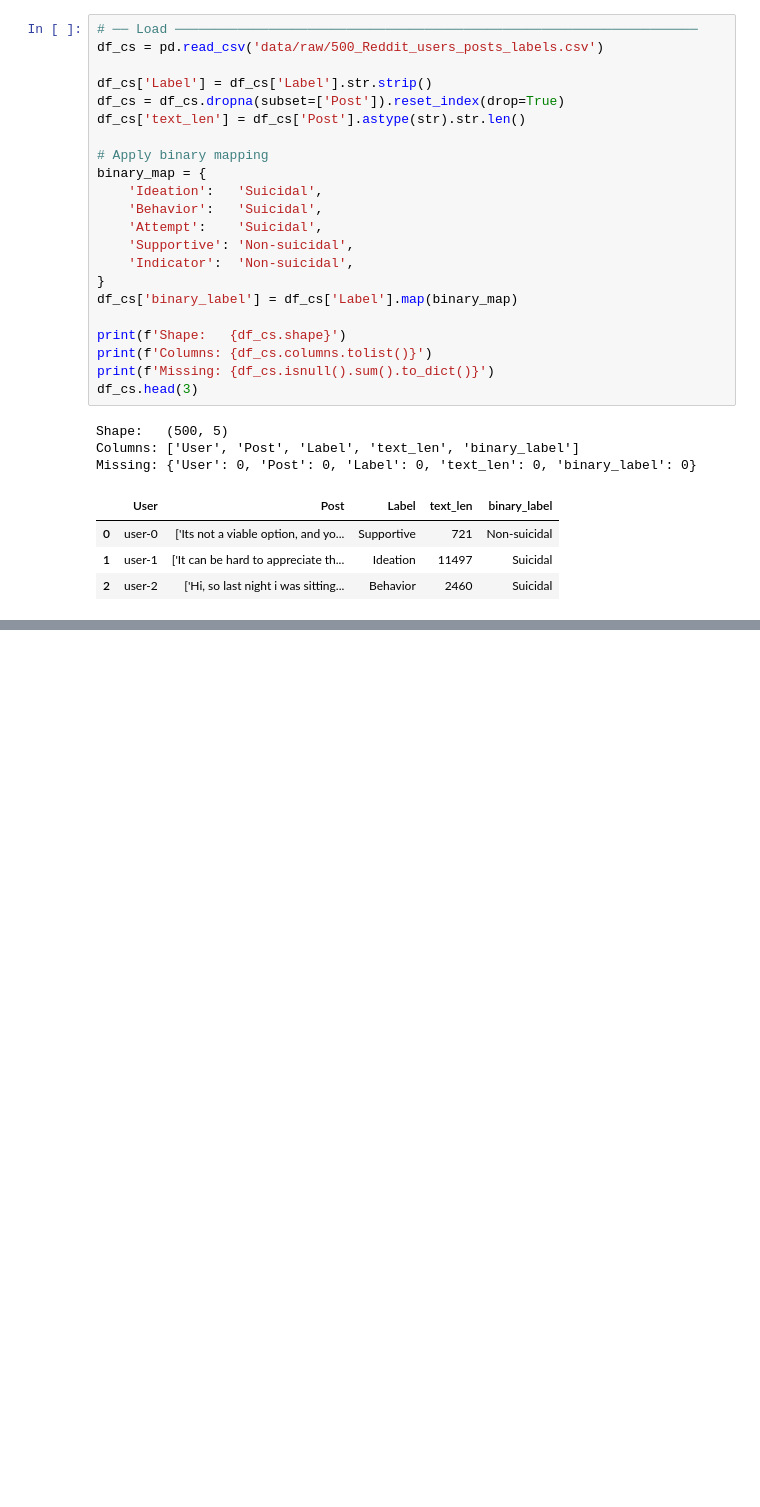
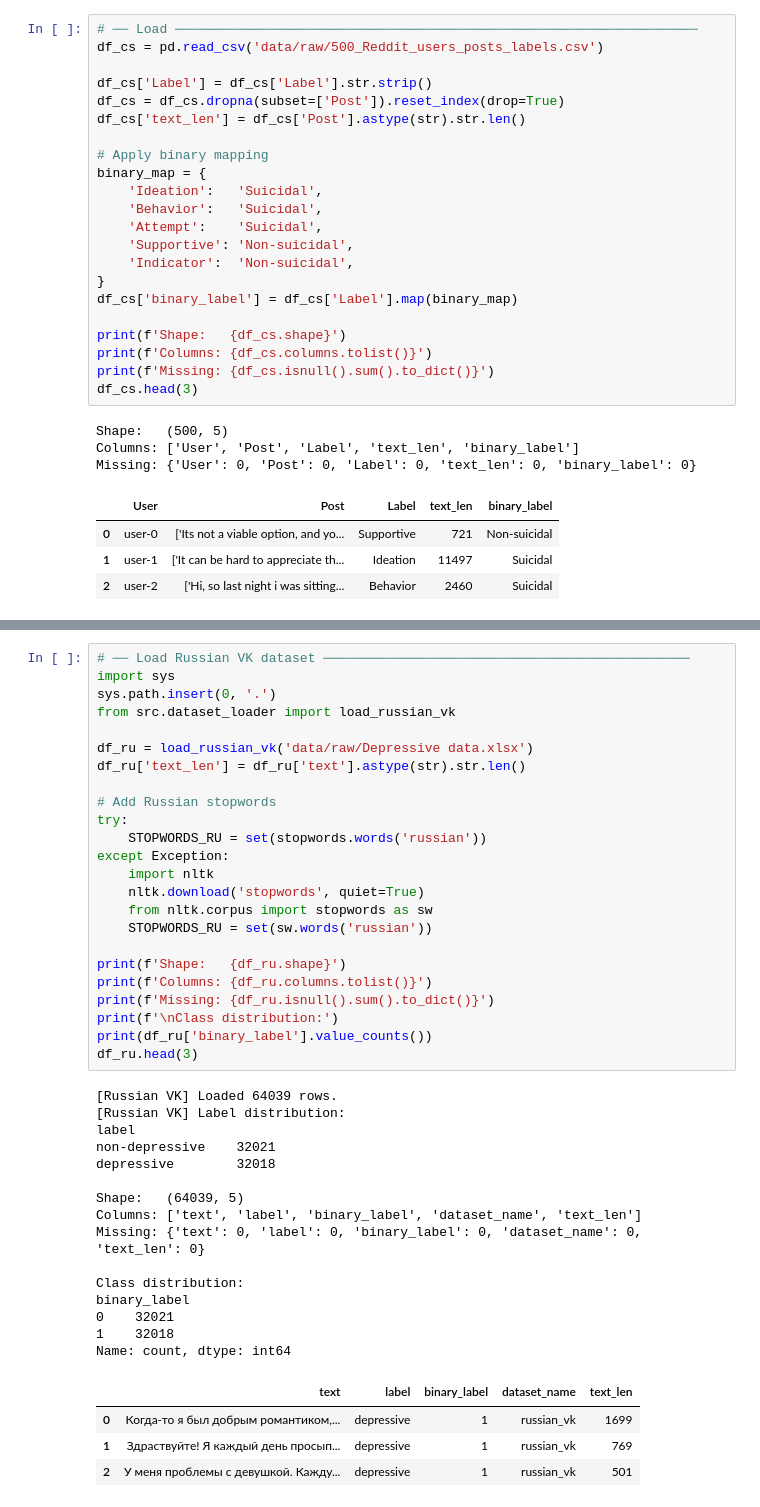
Before and after one commit to alinaerkul/suicidality-nlp, a Jupyter notebook: notebooks/01_eda.ipynb, the cells around one changed output, grey strips where cells are left out. Drawn from its saved outputs; the diff is of its cells as text; blank space fills up the shorter version.

```diff
--- a/notebooks/01_eda.ipynb
+++ b/notebooks/01_eda.ipynb
@@ -403,0 +485,44 @@ Saved: results/plots/03_cssrs_eda.png
+# %%
+# ── Load Russian VK dataset ───────────────────────────────────────────────
+import sys
+sys.path.insert(0, '.')
+from src.dataset_loader import load_russian_vk
+
+df_ru = load_russian_vk('data/raw/Depressive data.xlsx')
+df_ru['text_len'] = df_ru['text'].astype(str).str.len()
+
+# Add Russian stopwords
+try:
+    STOPWORDS_RU = set(stopwords.words('russian'))
+except Exception:
+    import nltk
+    nltk.download('stopwords', quiet=True)
+    from nltk.corpus import stopwords as sw
+    STOPWORDS_RU = set(sw.words('russian'))
+
+print(f'Shape:   {df_ru.shape}')
+print(f'Columns: {df_ru.columns.tolist()}')
+print(f'Missing: {df_ru.isnull().sum().to_dict()}')
+print(f'\nClass distribution:')
+print(df_ru['binary_label'].value_counts())
+df_ru.head(3)
+# %% [output]
+[Russian VK] Loaded 64039 rows.
+[Russian VK] Label distribution:
+label
+non-depressive    32021
+depressive        32018
+
+Shape:   (64039, 5)
+Columns: ['text', 'label', 'binary_label', 'dataset_name', 'text_len']
+Missing: {'text': 0, 'label': 0, 'binary_label': 0, 'dataset_name': 0, 'text_len': 0}
+
+Class distribution:
+binary_label
+0    32021
+1    32018
+Name: count, dtype: int64
+|  | text | label | binary_label | dataset_name | text_len |
+| 0 | Когда-то я был добрым романтиком,... | depressive | 1 | russian_vk | 1699 |
+| 1 | Здраствуйте! Я каждый день просып... | depressive | 1 | russian_vk | 769 |
+| 2 | У меня проблемы с девушкой. Кажду... | depressive | 1 | russian_vk | 501 |
```
Also changed, not shown: parts of 18 cells of this notebook, 24 other files.
